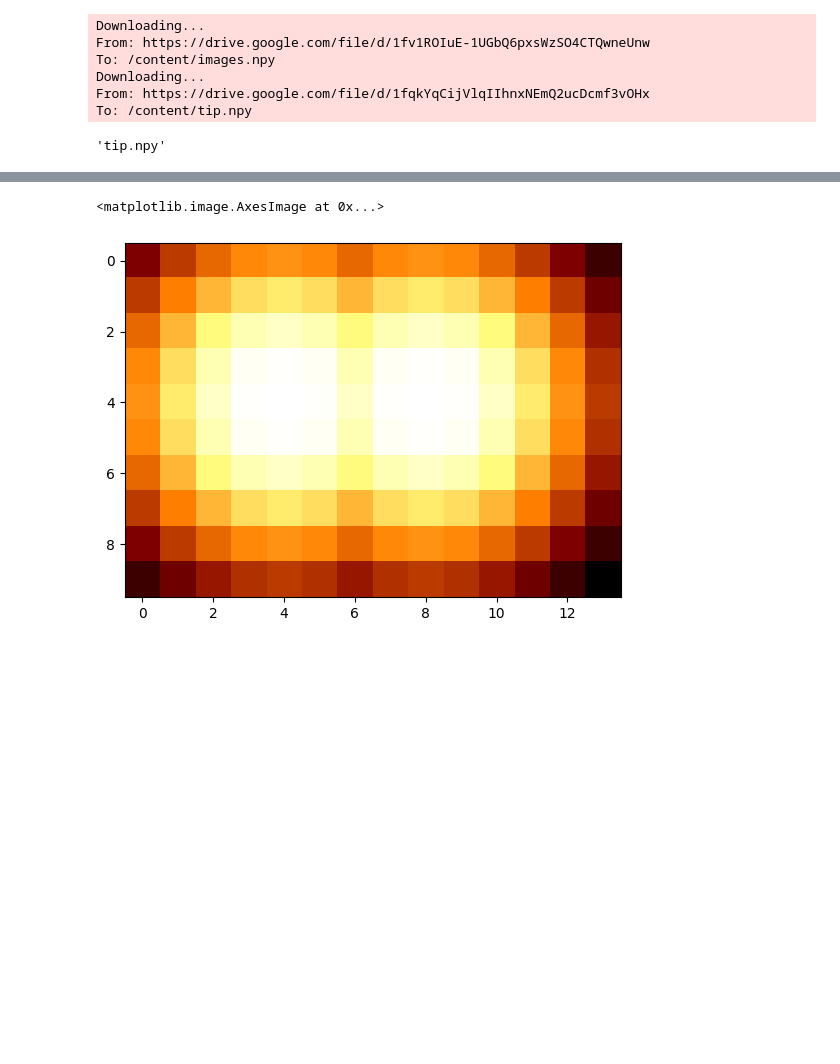
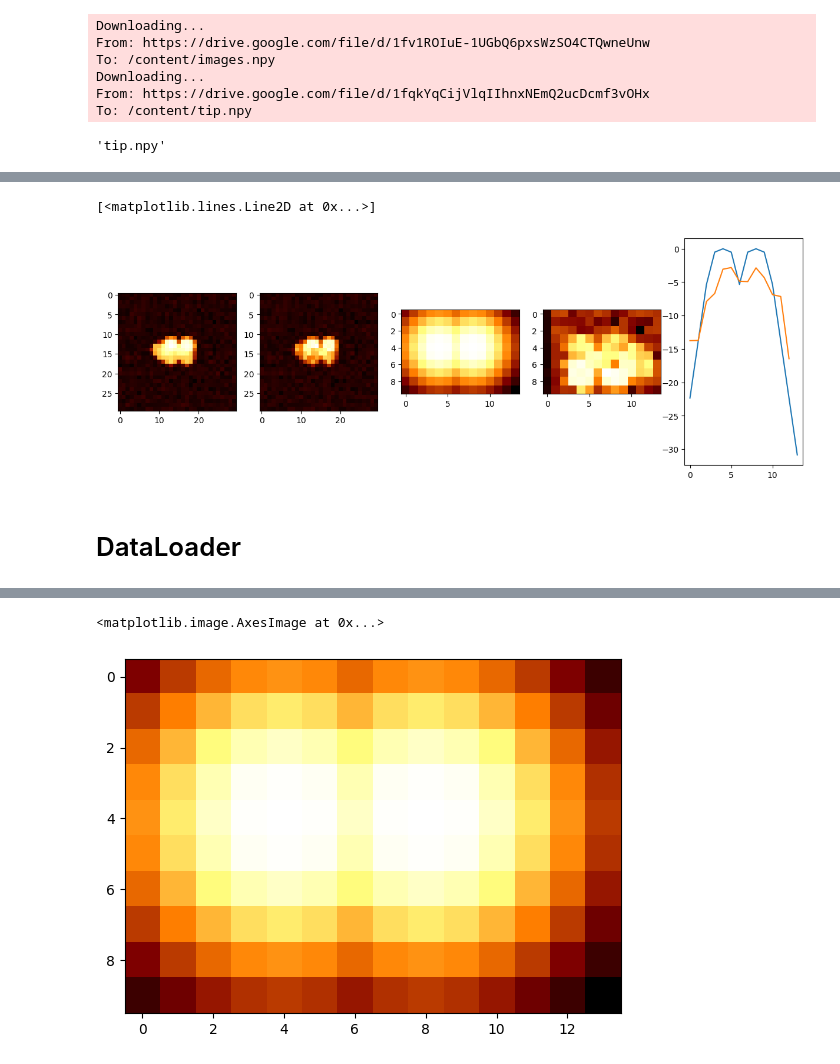
Before and after one commit to matsunagalab/ColabBTR, a Jupyter notebook: BTR.ipynb, the cells around one changed output, grey strips where cells are left out. Drawn from its saved outputs; the diff is of its cells as text; code cells hidden in the pictures; blank space fills up the shorter version.

```diff
--- a/BTR.ipynb
+++ b/BTR.ipynb
@@ -198,0 +359,27 @@ surface.shape
+# %%
+import torch
+import numpy as np
+import matplotlib.pyplot as plt
+
+plt.figure(figsize=(15, 5))
+plt.subplot(1, 5, 1)
+import matplotlib.pyplot as plt
+plt.imshow(image_tensor.cpu(), cmap='afmhot')
+
+plt.subplot(1, 5, 2)
+plt.imshow(idilation(ierosion(image_tensor, tip_tensor), tip_tensor).cpu().detach().numpy(), cmap='afmhot')
+
+plt.subplot(1, 5, 3)
+plt.imshow(tip, cmap='afmhot')
+
+plt.subplot(1, 5, 4)
+plt.imshow(tip_estimate, cmap='afmhot')
+
+plt.subplot(1, 5, 5)
+plt.plot(tip[4, :])
+plt.plot(tip_estimate[5, 1:])
+# %% [output]
+[<matplotlib.lines.Line2D at 0x...>]
+[figure, added]
+# %% [markdown]
+# DataLoader
```
Also changed, not shown: parts of 50 cells of this notebook.
